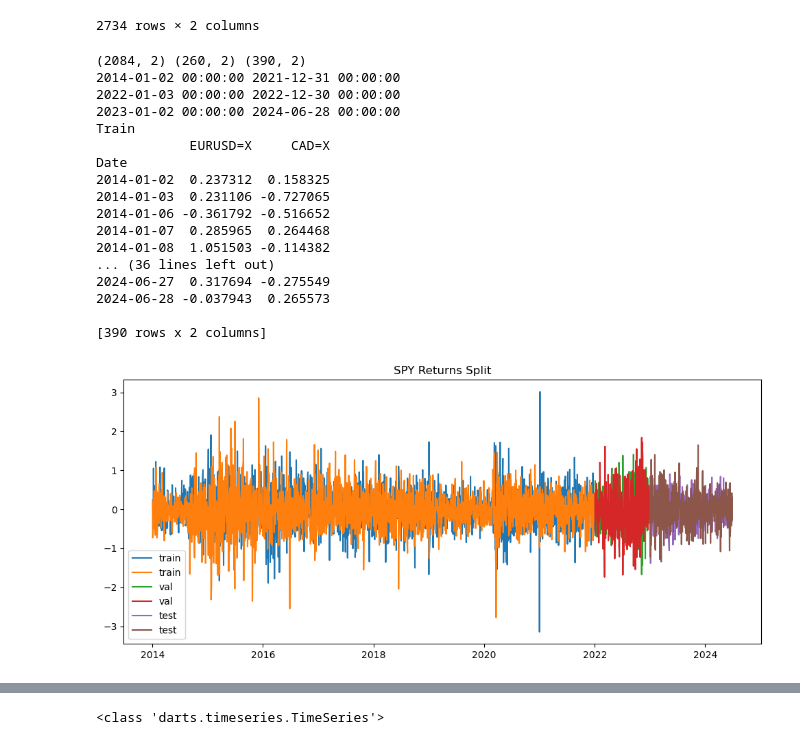
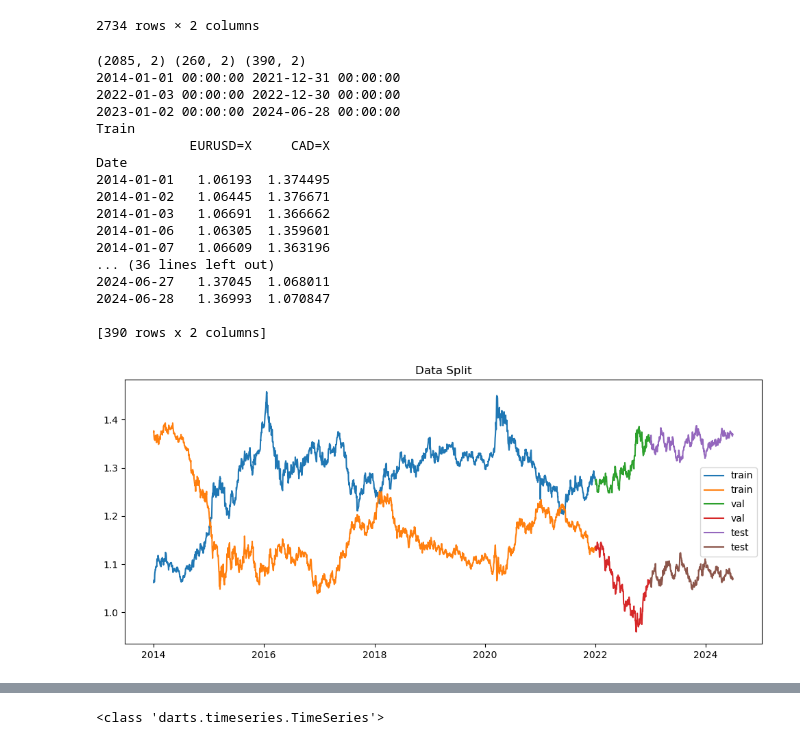
Before and after one commit to AnnastasiaStathakos/financial-time-series-forecasting, a Jupyter notebook: notebooks/03_nbeats_model.ipynb, the cells around one changed output, grey strips where cells are left out. Saved outputs shown, nothing was run; the diff lists cells and outputs as text; code cells hidden in the pictures.

Commit message:
Changed forecast to prices forecast (not returns)

```diff
--- a/notebooks/03_nbeats_model.ipynb
+++ b/notebooks/03_nbeats_model.ipynb
@@ -16,2 +16,8 @@ This notebook performs volatility forecasting using past observations:
 
 '''
+# %%
+# load prices.csv
+prices = pd.read_csv("../data/prices.csv", index_col=0, parse_dates=True)
+prices.tz_localize('UTC', axis='index')
+print(prices.info())
+prices
@@ -46,13 +77,17 @@ None
 | 2024-06-27 | 0.317694 | -0.275549 |
 | 2024-06-28 | -0.037943 | 0.265573 |
 2734 rows × 2 columns
+# %%
+# choose which data to use for modeling
+data = prices.copy()
+# data = returns.copy()
 # %%
 # Split data into train, validation, and test sets
 train_split = '2022-01-01'
 val_split = '2023-01-01'
-train = returns.loc[:train_split]
-val = returns.loc[train_split:val_split]
-test = returns.loc[val_split:]
+train = data.loc[:'2021-12-31']
+val = data.loc[train_split:'2022-12-31']
+test = data.loc[val_split:]
 
 
 # check
@@ -69,31 +104,31 @@ print(val)
 print("Test")
 print(test)
 # %% [output]
-(2084, 2) (260, 2) (390, 2)
-2014-01-02 00:00:00 2021-12-31 00:00:00
+(2085, 2) (260, 2) (390, 2)
+2014-01-01 00:00:00 2021-12-31 00:00:00
 2022-01-03 00:00:00 2022-12-30 00:00:00
 2023-01-02 00:00:00 2024-06-28 00:00:00
 Train
             EURUSD=X     CAD=X
 Date
-2014-01-02  0.237312  0.158325
-2014-01-03  0.231106 -0.727065
-2014-01-06 -0.361792 -0.516652
-2014-01-07  0.285965  0.264468
-2014-01-08  1.051503 -0.114382
+2014-01-01   1.06193  1.374495
+2014-01-02   1.06445  1.376671
+2014-01-03   1.06691  1.366662
+2014-01-06   1.06305  1.359601
+2014-01-07   1.06609  1.363196
 ... (36 lines left out)
-2024-06-27  0.317694 -0.275549
-2024-06-28 -0.037943  0.265573
+2024-06-27   1.37045  1.068011
+2024-06-28   1.36993  1.070847
 
 [390 rows x 2 columns]
 # %%
 plt.figure(figsize=(12, 5))
 plt.plot(train.index, train, label="train")
 plt.plot(val.index, val, label="val")
 plt.plot(test.index, test, label="test")
-plt.title("SPY Returns Split")
+plt.title("Data Split")
 plt.legend()
 plt.show()
 # %% [output]
-[figure, old version]
+[figure, new version]
 # %%
```
Also changed, not shown: parts of 19 cells of this notebook, 5 other files.
